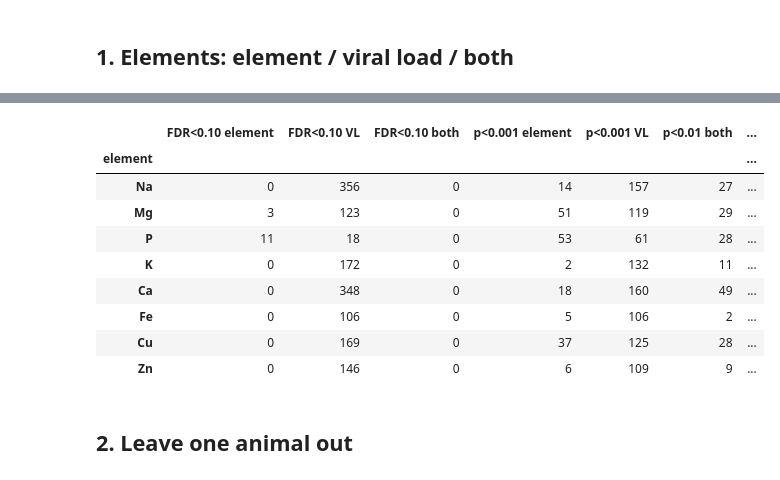
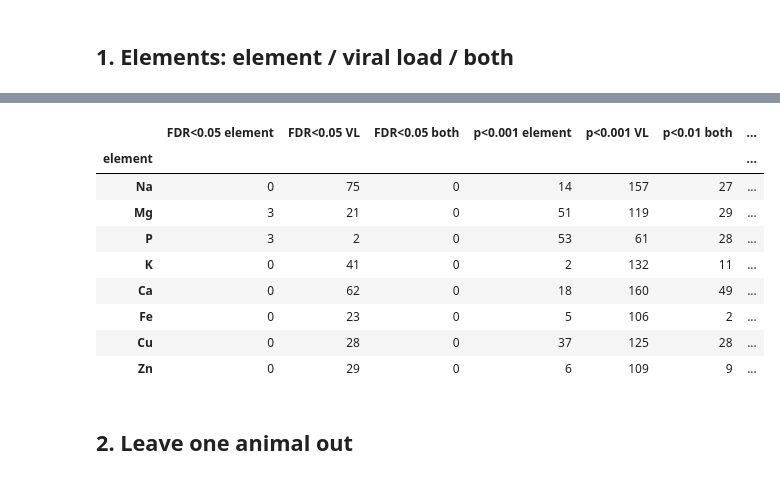
Before and after one commit to Isra-inventor/PRISM, a Jupyter notebook: omics_element_lmm/colab/Elements_Proteome_Colab_v2_executed.ipynb, the cells around one changed output, grey strips where cells are left out. Saved outputs shown, nothing was run; the diff lists cells and outputs as text; code cells hidden in the pictures.

```diff
--- a/omics_element_lmm/colab/Elements_Proteome_Colab_v2_executed.ipynb
+++ b/omics_element_lmm/colab/Elements_Proteome_Colab_v2_executed.ipynb
@@ -119,13 +119,13 @@ def run(name):
 {'Iron': 17, 'Copper': 9, 'Zinc': 15, 'Calcium/bone': 19, 'Na/K transport': 5, 'Acute phase': 16, 'Interferon': 12, 'Platelet': 18, 'Red cell': 8}
 # %%
 def volcano(ax, r, tag, title):
-    x, y = r[f"slope_{tag}"], -np.log10(r[f"p_{tag}"]); q = r[f"q_{tag}"] < .10; n = r[f"p_{tag}"] < .001
+    x, y = r[f"slope_{tag}"], -np.log10(r[f"p_{tag}"]); q = r[f"q_{tag}"] < .05; n = r[f"p_{tag}"] < .001
     ax.scatter(x[~n], y[~n], s=4, c=GREY); ax.scatter(x[n & ~q], y[n & ~q], s=9, c=BLUE); ax.scatter(x[q], y[q], s=14, c=ORANGE)
     for i in r[f"p_{tag}"].nsmallest(5).index: ax.annotate(r.label[i][:10], (x[i], y[i]), fontsize=7, xytext=(2, 2), textcoords="offset points")
-    ax.set_title(f"{title}\nFDR<0.10: {int(q.sum())} | p<0.001: {int(n.sum())}", fontsize=9); ax.set_xlabel("slope (log2 protein / SD)"); ax.set_ylabel("-log10 p")
+    ax.set_title(f"{title}\nFDR<0.05: {int(q.sum())} | p<0.001: {int(n.sum())}", fontsize=9); ax.set_xlabel("slope (log2 protein / SD)"); ax.set_ylabel("-log10 p")
 def counts(r):
     rows = []
-    for nm, fe, fv in [("FDR<0.10", r.q_E < .10, r.q_VL < .10), ("p<0.001", r.p_E < .001, r.p_VL < .001), ("p<0.01", r.p_E < .01, r.p_VL < .01)]:
+    for nm, fe, fv in [("FDR<0.05", r.q_E < .05, r.q_VL < .05), ("p<0.001", r.p_E < .001, r.p_VL < .001), ("p<0.01", r.p_E < .01, r.p_VL < .01)]:
         rows.append({"threshold": nm, "element only": int((fe & ~fv).sum()), "VL only": int((~fe & fv).sum()), "both": int((fe & fv).sum()), "both expected if independent": round(fe.sum() * fv.sum() / len(r), 1)})
     return pd.DataFrame(rows)
 def three_panel(name):
@@ -171,20 +171,20 @@ K: 3s
 # %%
 rows = []
 for el in ELEMENTS:
-    r = CACHE[el][0]; rows.append({"element": el, "FDR<0.10 element": int((r.q_E < .1).sum()), "FDR<0.10 VL": int((r.q_VL < .1).sum()), "FDR<0.10 both": int(((r.q_E < .1) & (r.q_VL < .1)).sum()),
+    r = CACHE[el][0]; rows.append({"element": el, "FDR<0.05 element": int((r.q_E < .05).sum()), "FDR<0.05 VL": int((r.q_VL < .05).sum()), "FDR<0.05 both": int(((r.q_E < .05) & (r.q_VL < .05)).sum()),
                                    "p<0.001 element": int((r.p_E < .001).sum()), "p<0.001 VL": int((r.p_VL < .001).sum()), "p<0.01 both": int(((r.p_E < .01) & (r.p_VL < .01)).sum()), "p<0.01 both (expected if independent)": round((r.p_E < .01).sum() * (r.p_VL < .01).sum() / len(r), 1)})
 T1 = pd.DataFrame(rows).set_index("element"); display(T1); T1.to_csv(f"{OUT}/1_element_vs_VL_counts.csv")
 # %% [output]
-|  | FDR<0.10 element | FDR<0.10 VL | FDR<0.10 both | p<0.001 element | p<0.001 VL | p<0.01 both | ... |
+|  | FDR<0.05 element | FDR<0.05 VL | FDR<0.05 both | p<0.001 element | p<0.001 VL | p<0.01 both | ... |
 | element |  |  |  |  |  |  | ... |
-| Na | 0 | 356 | 0 | 14 | 157 | 27 | ... |
-| Mg | 3 | 123 | 0 | 51 | 119 | 29 | ... |
-| P | 11 | 18 | 0 | 53 | 61 | 28 | ... |
-| K | 0 | 172 | 0 | 2 | 132 | 11 | ... |
-| Ca | 0 | 348 | 0 | 18 | 160 | 49 | ... |
-| Fe | 0 | 106 | 0 | 5 | 106 | 2 | ... |
-| Cu | 0 | 169 | 0 | 37 | 125 | 28 | ... |
-| Zn | 0 | 146 | 0 | 6 | 109 | 9 | ... |
+| Na | 0 | 75 | 0 | 14 | 157 | 27 | ... |
+| Mg | 3 | 21 | 0 | 51 | 119 | 29 | ... |
+| P | 3 | 2 | 0 | 53 | 61 | 28 | ... |
+| K | 0 | 41 | 0 | 2 | 132 | 11 | ... |
+| Ca | 0 | 62 | 0 | 18 | 160 | 49 | ... |
+| Fe | 0 | 23 | 0 | 5 | 106 | 2 | ... |
+| Cu | 0 | 28 | 0 | 37 | 125 | 28 | ... |
+| Zn | 0 | 29 | 0 | 6 | 109 | 9 | ... |
 # %% [markdown]
 ## 2. Leave one animal out
 # %%
```
Also changed, not shown: parts of 4 cells of this notebook, 3 other files.
